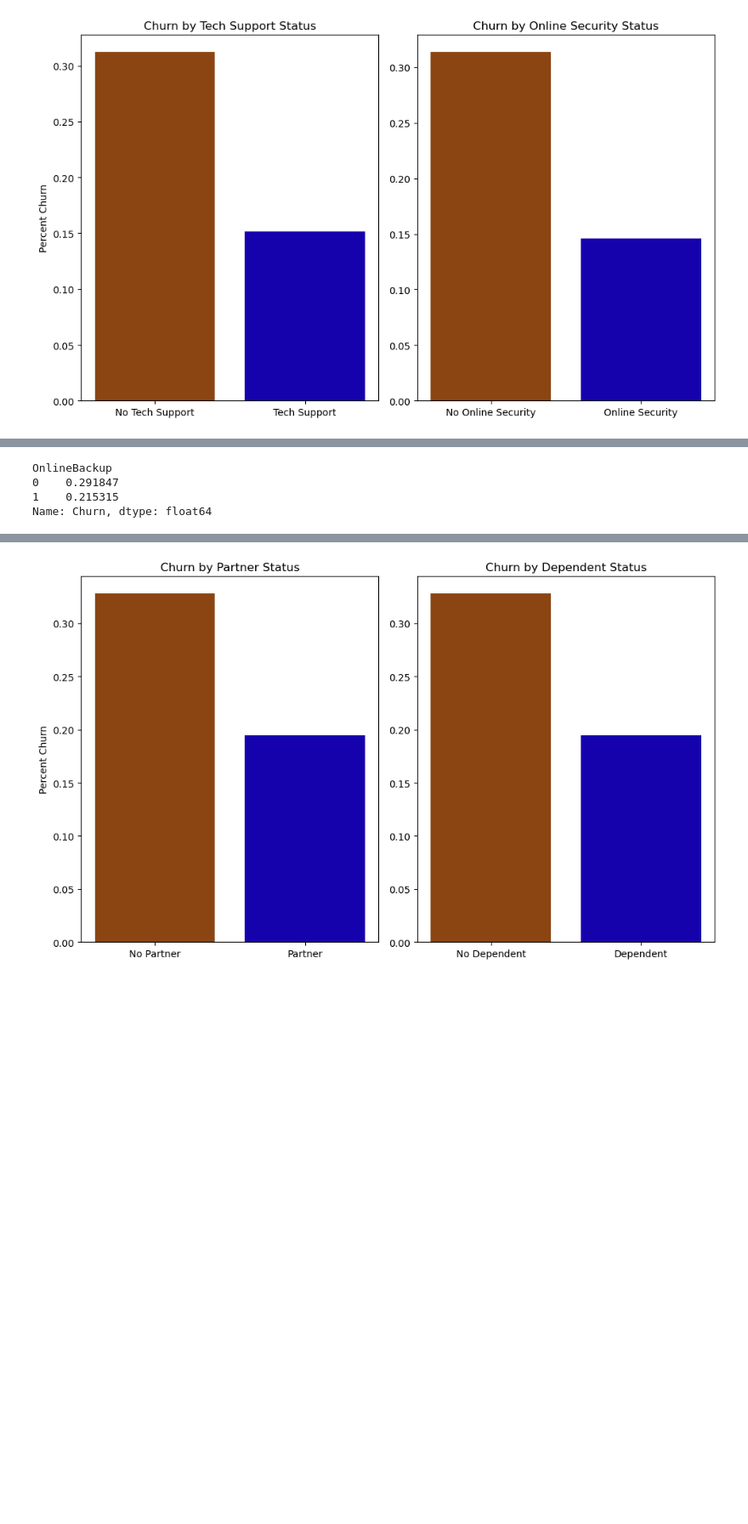
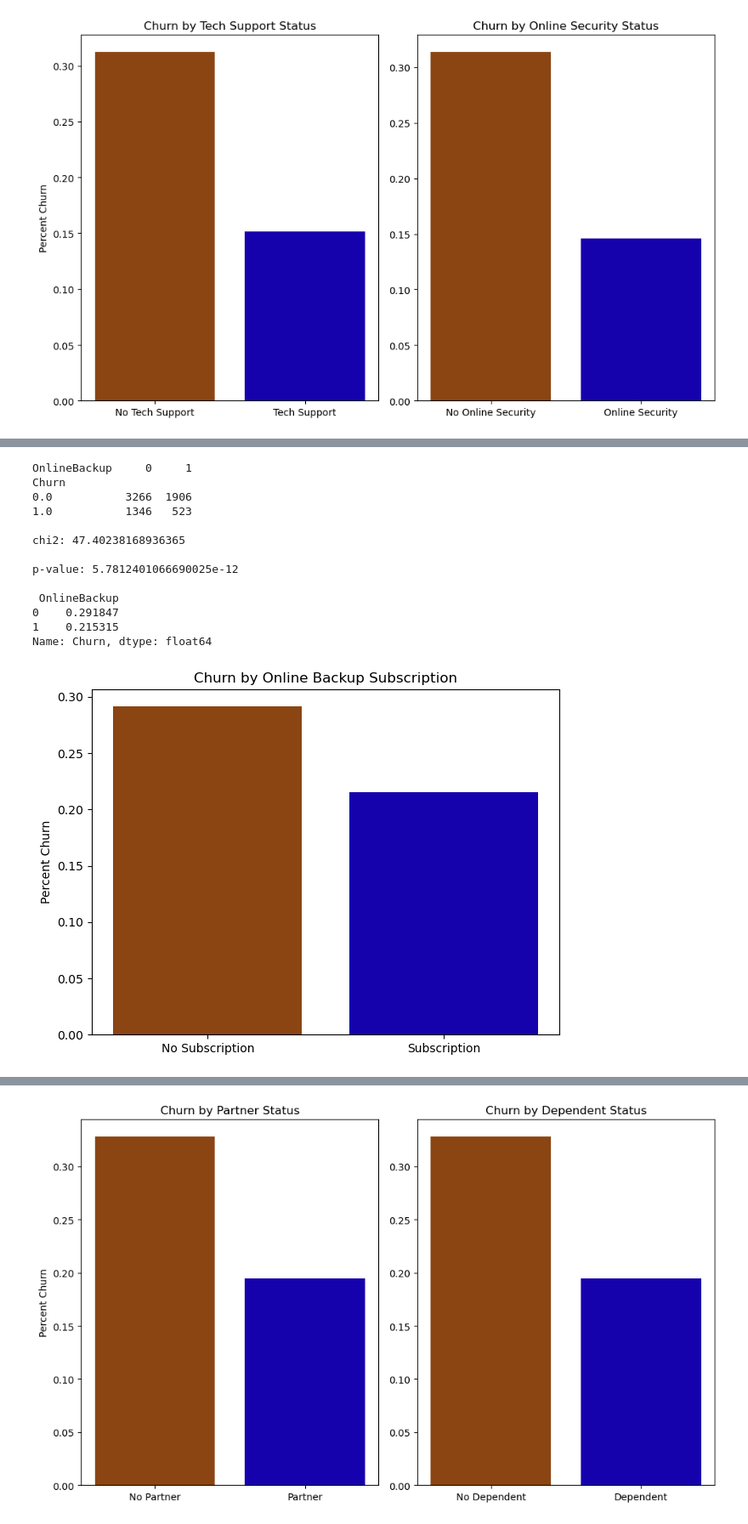
Before and after one commit to brooks-reece/ML-Case-Study, a Jupyter notebook: Alberta.ipynb, the cells around one changed output, grey strips where cells are left out. Shown at 85% size. Saved outputs shown, nothing was run; the diff lists cells and outputs as text; code cells hidden in the pictures; blank space fills up the shorter version.

```diff
--- a/Alberta.ipynb
+++ b/Alberta.ipynb
@@ -650,8 +658,32 @@ Name: Churn, dtype: float64
 # %%
-alca_df.groupby("OnlineBackup")["Churn"].mean()
+backup = alca_df.groupby("OnlineBackup")["Churn"].mean()
+
+table = pd.crosstab(alca_df["Churn"], alca_df["OnlineBackup"])
+print(table)
+
+chi2, p_val, dof, expected = chi2_contingency(table)
+
+print("\nchi2:", chi2)
+print("\np-value:", p_val)
+print("\n", backup)
+
+plt.bar(["No Subscription", "Subscription"], backup, color=['#8B4513', '#1602AD'])
+plt.ylabel("Percent Churn")
+plt.title("Churn by Online Backup Subscription")
+plt.tight_layout()
 # %% [output]
-OnlineBackup
+OnlineBackup     0     1
+Churn
+0.0           3266  1906
+1.0           1346   523
+
+chi2: 47.40238168936365
+
+p-value: 5.7812401066690025e-12
+
+ OnlineBackup
 0    0.291847
 1    0.215315
 Name: Churn, dtype: float64
+[figure, added]
 # %%
```
Also changed, not shown: parts of 5 cells of this notebook, 3 other files.
